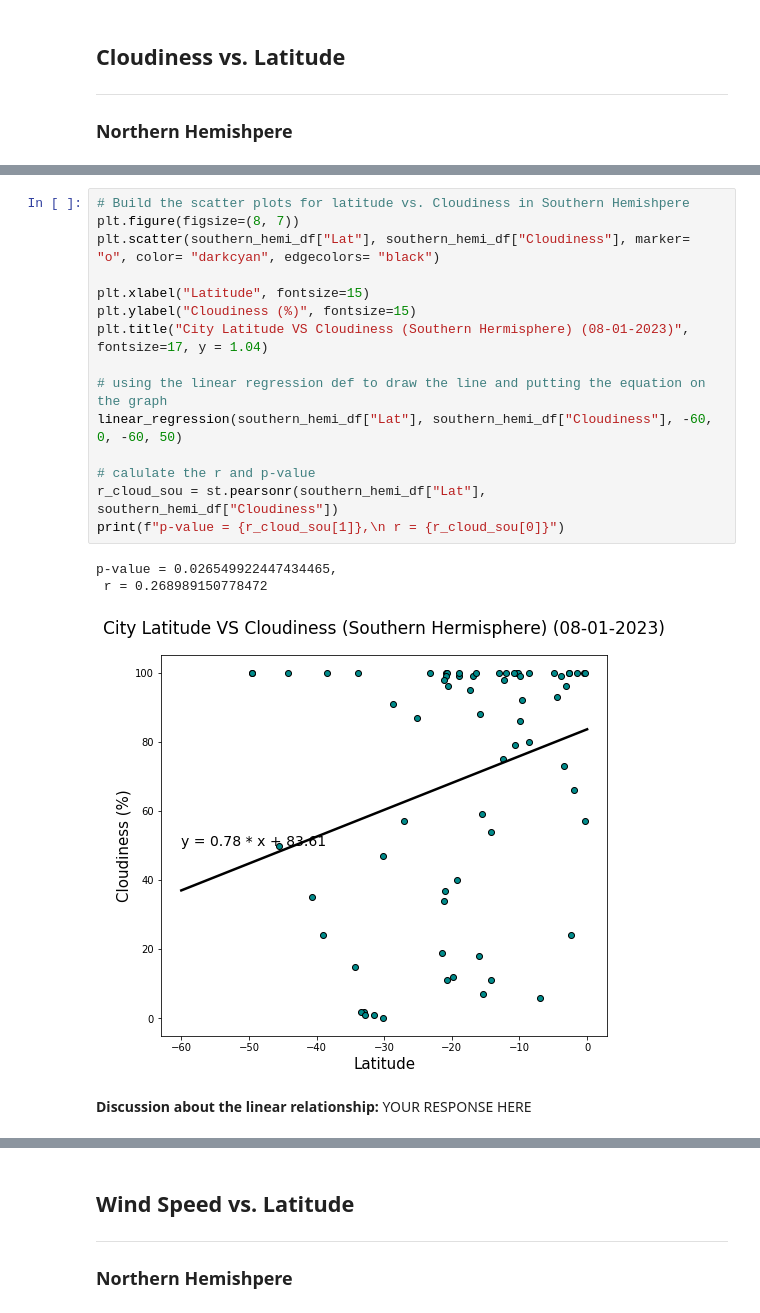
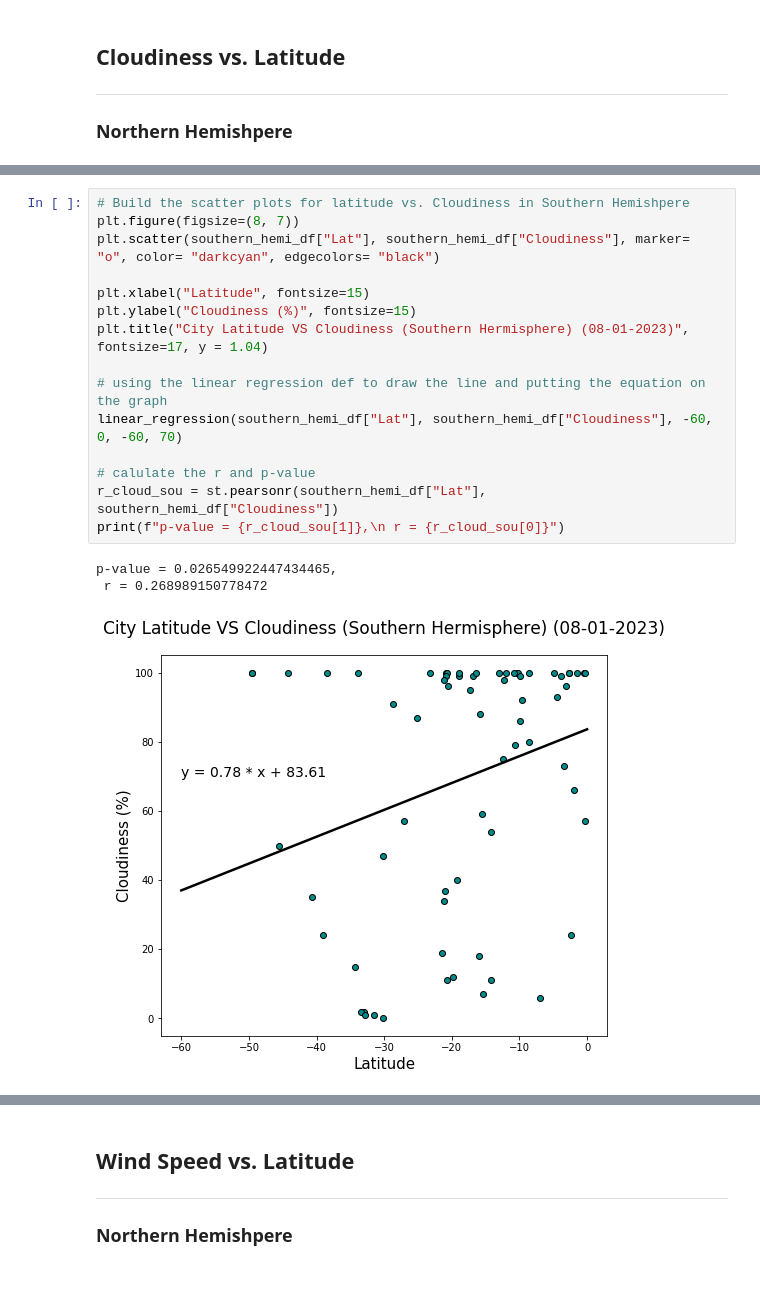
Before and after one commit to wingylui/python-api-challenge, a Jupyter notebook: WeatherPy/WeatherPy.ipynb, the cells around one changed output, grey strips where cells are left out. Drawn from its saved outputs; the diff is of its cells as text; blank space fills up the shorter version.

```diff
--- a/WeatherPy/WeatherPy.ipynb
+++ b/WeatherPy/WeatherPy.ipynb
@@ -442,21 +444,19 @@ p-value = 8.644833126726258e-08,
 # %%
 # Build the scatter plots for latitude vs. Cloudiness in Southern Hemishpere
 plt.figure(figsize=(8, 7))
 plt.scatter(southern_hemi_df["Lat"], southern_hemi_df["Cloudiness"], marker= "o", color= "darkcyan", edgecolors= "black")
 
 plt.xlabel("Latitude", fontsize=15)
 plt.ylabel("Cloudiness (%)", fontsize=15)
 plt.title("City Latitude VS Cloudiness (Southern Hermisphere) (08-01-2023)", fontsize=17, y = 1.04)
 
 # using the linear regression def to draw the line and putting the equation on the graph
-linear_regression(southern_hemi_df["Lat"], southern_hemi_df["Cloudiness"], -60, 0, -60, 50)
+linear_regression(southern_hemi_df["Lat"], southern_hemi_df["Cloudiness"], -60, 0, -60, 70)
 
 # calulate the r and p-value
 r_cloud_sou = st.pearsonr(southern_hemi_df["Lat"], southern_hemi_df["Cloudiness"])
 print(f"p-value = {r_cloud_sou[1]},\n r = {r_cloud_sou[0]}")
 # %% [output]
 p-value = 0.026549922447434465,
  r = 0.268989150778472
-[figure, old version]
+[figure, new version]
-# %% [markdown]
-**Discussion about the linear relationship:** YOUR RESPONSE HERE
```
Also changed, not shown: parts of 11 cells of this notebook.
